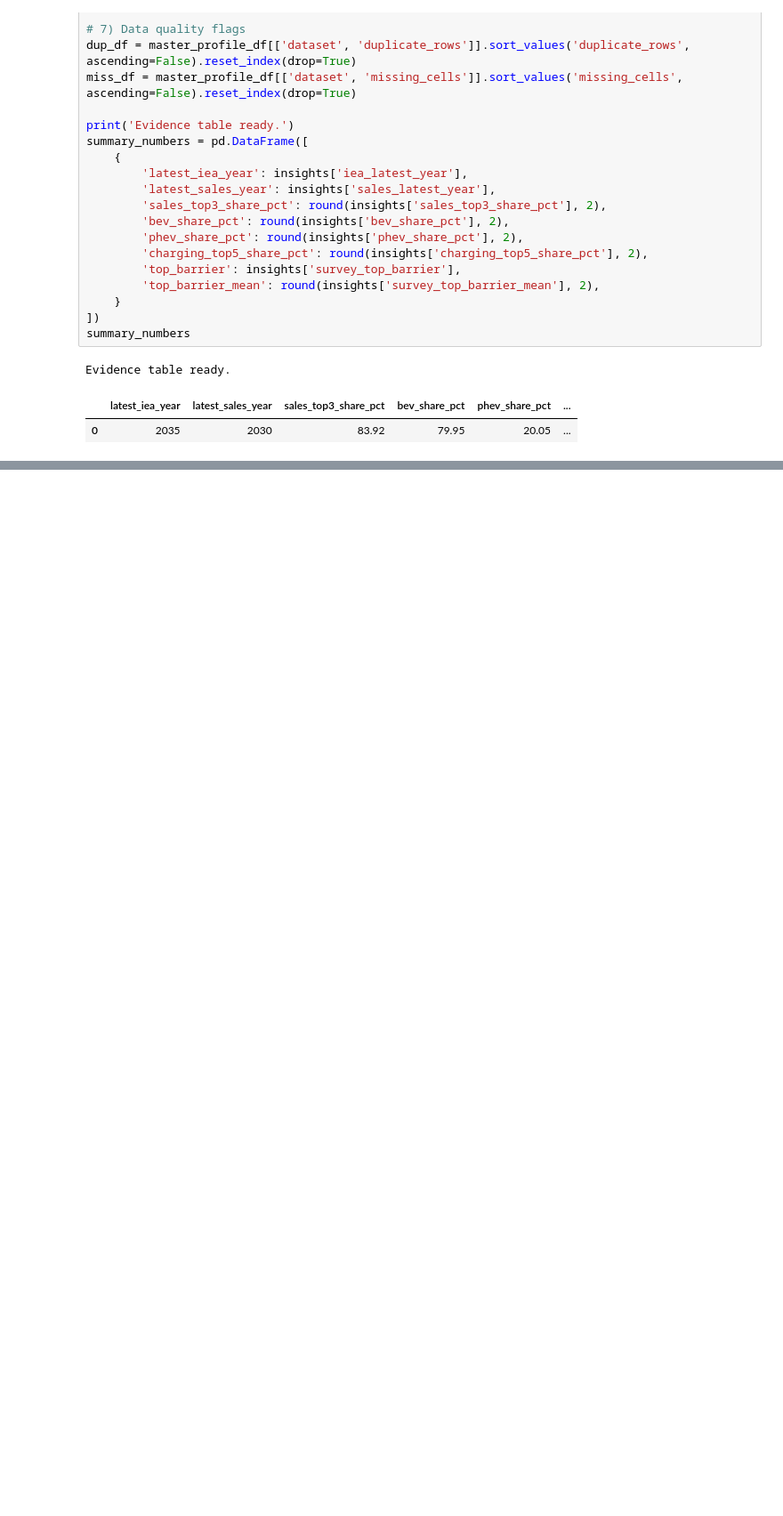
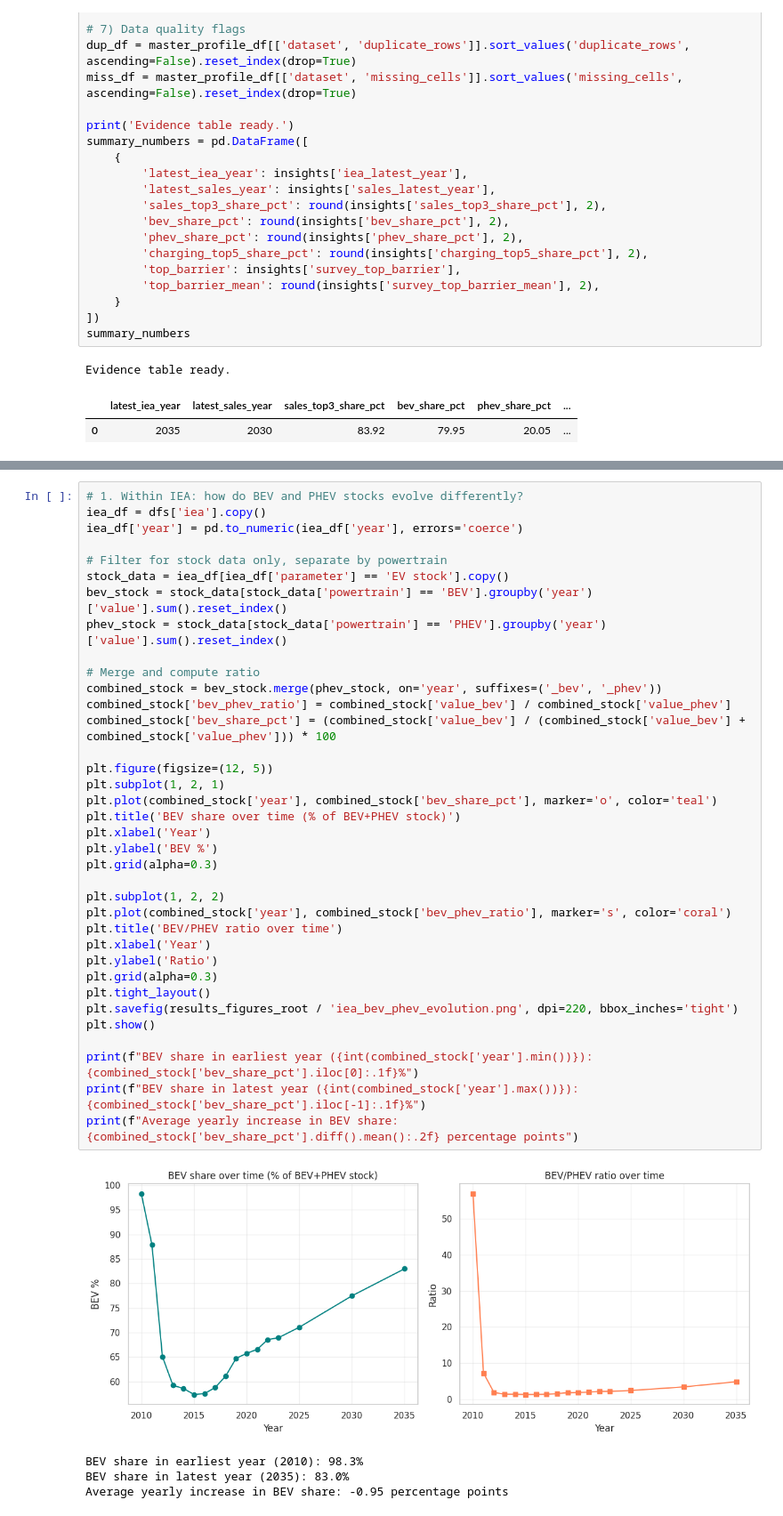
Before and after one commit to AnanthaRam-GS/eVehicle-adoption-analytics, a Jupyter notebook: notebooks/eda.ipynb, the cells around one changed output, grey strips where cells are left out. Shown at 89% size. Saved outputs shown, nothing was run; the diff lists cells and outputs as text; blank space fills up the shorter version.

```diff
--- a/notebooks/eda.ipynb
+++ b/notebooks/eda.ipynb
@@ -444,0 +434,41 @@ Evidence table ready.
+# %%
+# 1. Within IEA: how do BEV and PHEV stocks evolve differently?
+iea_df = dfs['iea'].copy()
+iea_df['year'] = pd.to_numeric(iea_df['year'], errors='coerce')
+
+# Filter for stock data only, separate by powertrain
+stock_data = iea_df[iea_df['parameter'] == 'EV stock'].copy()
+bev_stock = stock_data[stock_data['powertrain'] == 'BEV'].groupby('year')['value'].sum().reset_index()
+phev_stock = stock_data[stock_data['powertrain'] == 'PHEV'].groupby('year')['value'].sum().reset_index()
+
+# Merge and compute ratio
+combined_stock = bev_stock.merge(phev_stock, on='year', suffixes=('_bev', '_phev'))
+combined_stock['bev_phev_ratio'] = combined_stock['value_bev'] / combined_stock['value_phev']
+combined_stock['bev_share_pct'] = (combined_stock['value_bev'] / (combined_stock['value_bev'] + combined_stock['value_phev'])) * 100
+
+plt.figure(figsize=(12, 5))
+plt.subplot(1, 2, 1)
+plt.plot(combined_stock['year'], combined_stock['bev_share_pct'], marker='o', color='teal')
+plt.title('BEV share over time (% of BEV+PHEV stock)')
+plt.xlabel('Year')
+plt.ylabel('BEV %')
+plt.grid(alpha=0.3)
+
+plt.subplot(1, 2, 2)
+plt.plot(combined_stock['year'], combined_stock['bev_phev_ratio'], marker='s', color='coral')
+plt.title('BEV/PHEV ratio over time')
+plt.xlabel('Year')
+plt.ylabel('Ratio')
+plt.grid(alpha=0.3)
+plt.tight_layout()
+plt.savefig(results_figures_root / 'iea_bev_phev_evolution.png', dpi=220, bbox_inches='tight')
+plt.show()
+
+print(f"BEV share in earliest year ({int(combined_stock['year'].min())}): {combined_stock['bev_share_pct'].iloc[0]:.1f}%")
+print(f"BEV share in latest year ({int(combined_stock['year'].max())}): {combined_stock['bev_share_pct'].iloc[-1]:.1f}%")
+print(f"Average yearly increase in BEV share: {combined_stock['bev_share_pct'].diff().mean():.2f} percentage points")
+# %% [output]
+[figure, added]
+BEV share in earliest year (2010): 98.3%
+BEV share in latest year (2035): 83.0%
+Average yearly increase in BEV share: -0.95 percentage points
```
Also changed, not shown: parts of 9 cells of this notebook.
